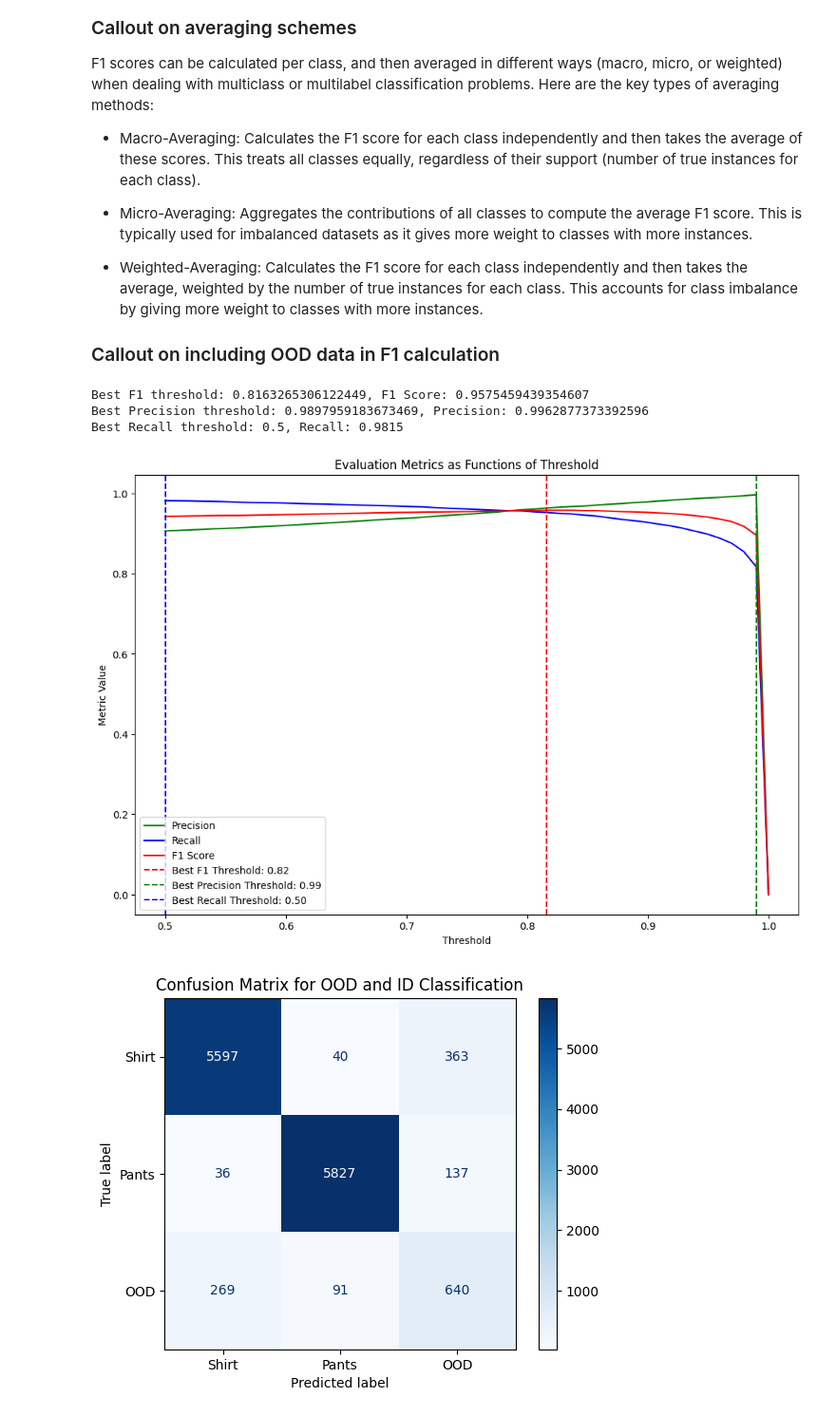
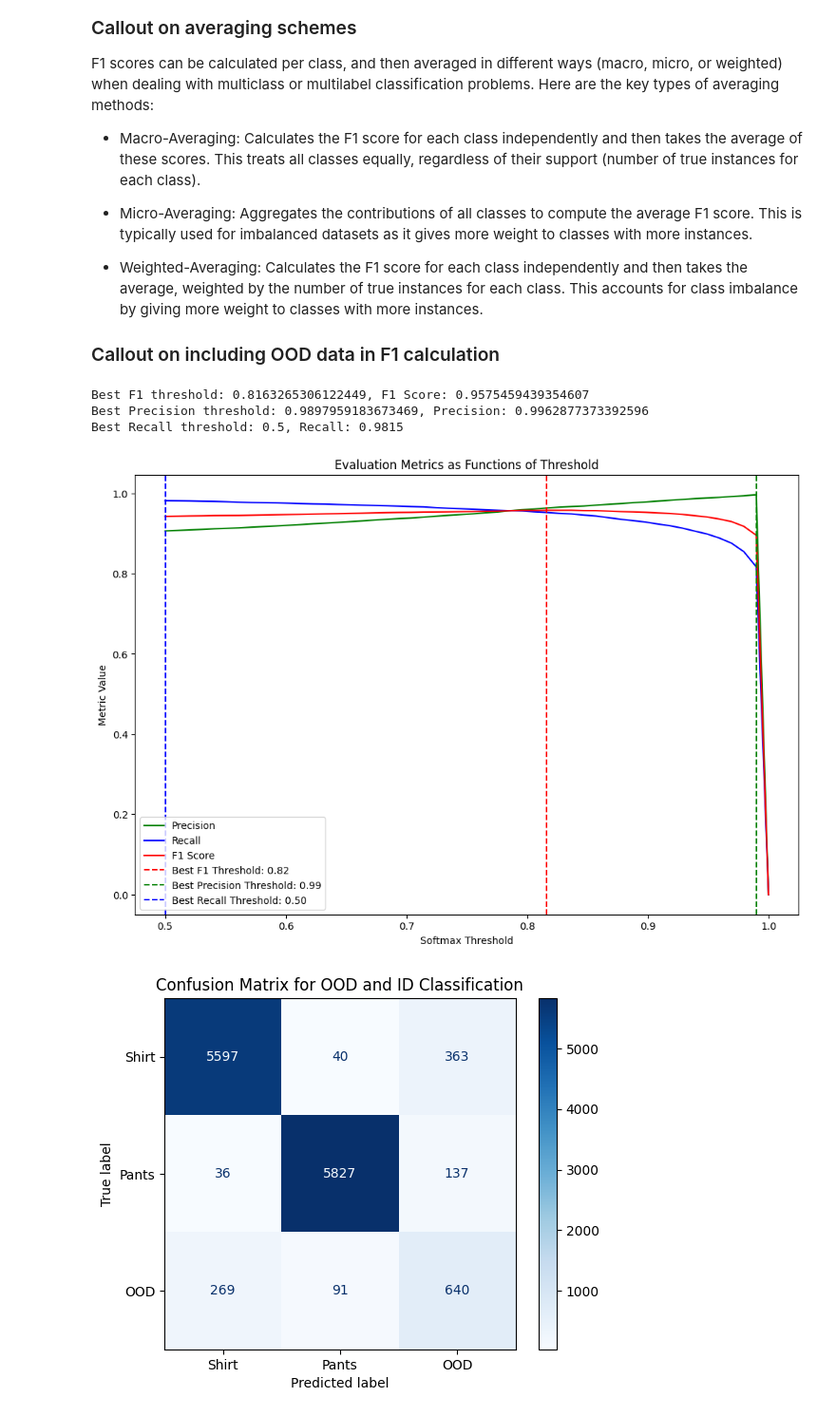
Before and after one commit to carpentries-incubator/fair-explainable-ml, a Jupyter notebook: code/7a-OOD-detection-output-based.ipynb, the cells around one changed output. Shown at 95% size. Saved outputs shown, nothing was run; the diff lists cells and outputs as text; code cells hidden in the pictures.

```diff
--- a/code/7a-OOD-detection-output-based.ipynb
+++ b/code/7a-OOD-detection-output-based.ipynb
@@ -406,6 +427,41 @@ F1 scores can be calculated per class, and then averaged in different ways (macr
 * Weighted-Averaging: Calculates the F1 score for each class independently and then takes the average, weighted by the number of true instances for each class. This accounts for class imbalance by giving more weight to classes with more instances.
 
 ### Callout on including OOD data in F1 calculation
+# %%
+import numpy as np
+import matplotlib.pyplot as plt
+from sklearn.metrics import precision_recall_fscore_support, accuracy_score
+
+def eval_softmax_thresholds(thresholds, ood_probs, id_probs):
+    # Store evaluation metrics for each threshold
+    precisions = []
+    recalls = []
+    f1_scores = []
+
+    for threshold in thresholds:
+        # Classifying OOD examples (sandals)
+        ood_classifications = softmax_thresh_classifications(ood_probs, threshold)
+
+        # Classifying ID examples (T-shirts and pants)
+        id_classifications = softmax_thresh_classifications(id_probs, threshold)
+
+        # Combine OOD and ID classifications and true labels
+        all_predictions = np.concatenate([ood_classifications, id_classifications])
+        all_true_labels = np.concatenate([-1 * np.ones(ood_classifications.shape), train_labels])
+
+        # Evaluate metrics
+        precision, recall, f1, _ = precision_recall_fscore_support(all_true_labels, all_predictions, labels=[0, 1], average='macro') # discuss macro vs micro .
+        precisions.append(precision)
+        recalls.append(recall)
+        f1_scores.append(f1)
+
+    return precisions, recalls, f1_scores
+# %%
+# Define thresholds to evaluate
+thresholds = np.linspace(.5, 1, 50)
+
+# Evaluate on all thresholds
+precisions, recalls, f1_scores = eval_softmax_thresholds(thresholds, ood_probs, id_probs)
 # %%
 import numpy as np
 import matplotlib.pyplot as plt
@@ -473,10 +502,11 @@ def eval_softmax_thresholds(ood_probs, id_probs):
-# %%
-best_f1_threshold, best_precision_threshold, best_recall_threshold = eval_softmax_thresholds(ood_probs, id_probs)
-# %% [output]
-Best F1 threshold: 0.8163265306122449, F1 Score: 0.9575459439354607
-Best Precision threshold: 0.9897959183673469, Precision: 0.9962877373392596
-Best Recall threshold: 0.5, Recall: 0.9815
-[figure, removed]
+# %%
+fig, best_f1_threshold, best_precision_threshold, best_recall_threshold = plot_metrics_vs_thresholds(thresholds, f1_scores, precisions, recalls, 'Softmax')
+fig.savefig('../images/OOD-detection_metrics_vs_softmax-thresholds.png', dpi=300, bbox_inches='tight')
+# %% [output]
+Best F1 threshold: 0.8163265306122449, F1 Score: 0.9575459439354607
+Best Precision threshold: 0.9897959183673469, Precision: 0.9962877373392596
+Best Recall threshold: 0.5, Recall: 0.9815
+[figure, added]
 # %%
 import numpy as np
 import matplotlib.pyplot as plt
```
Also changed, not shown: parts of 17 cells of this notebook, 8 other files.
